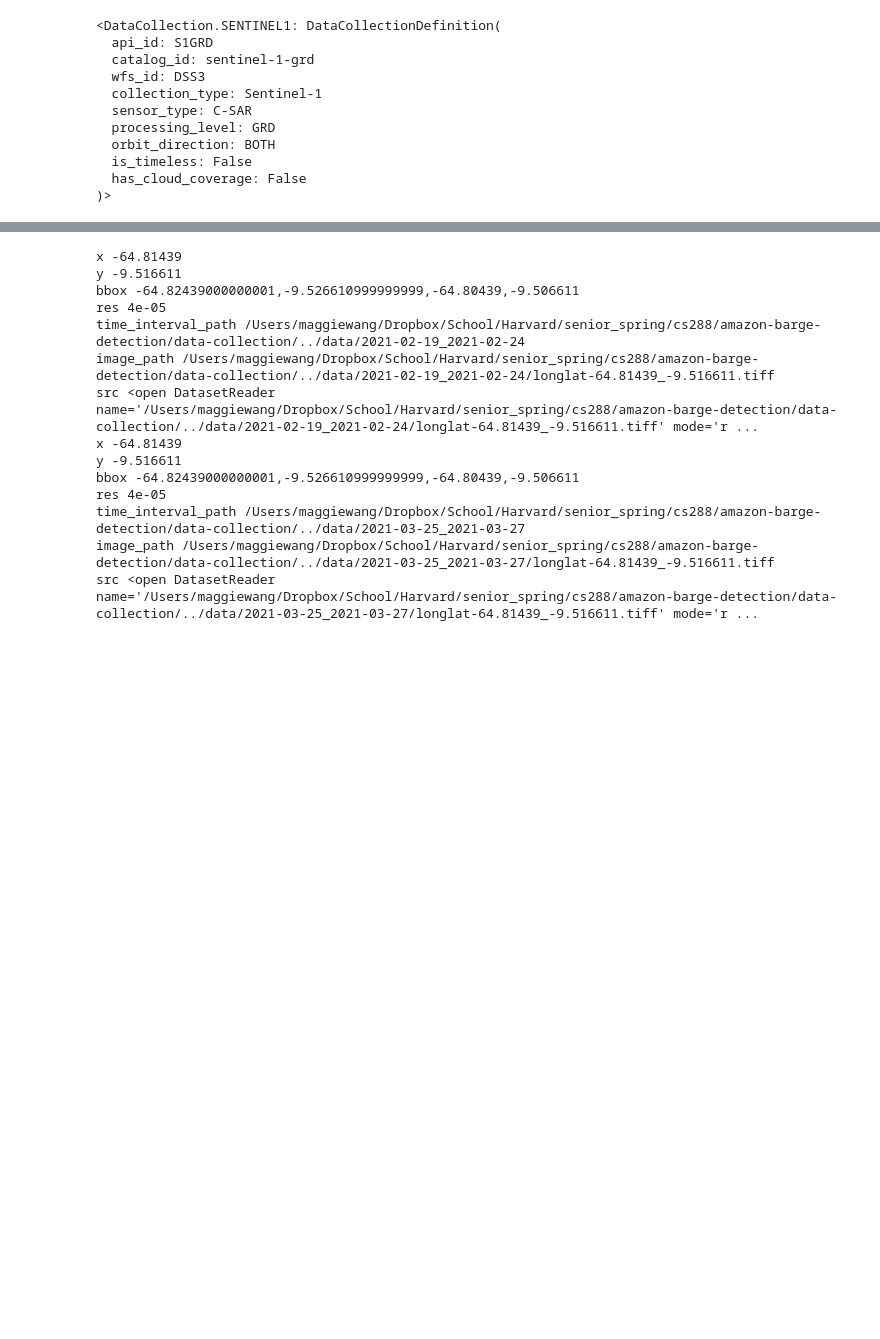
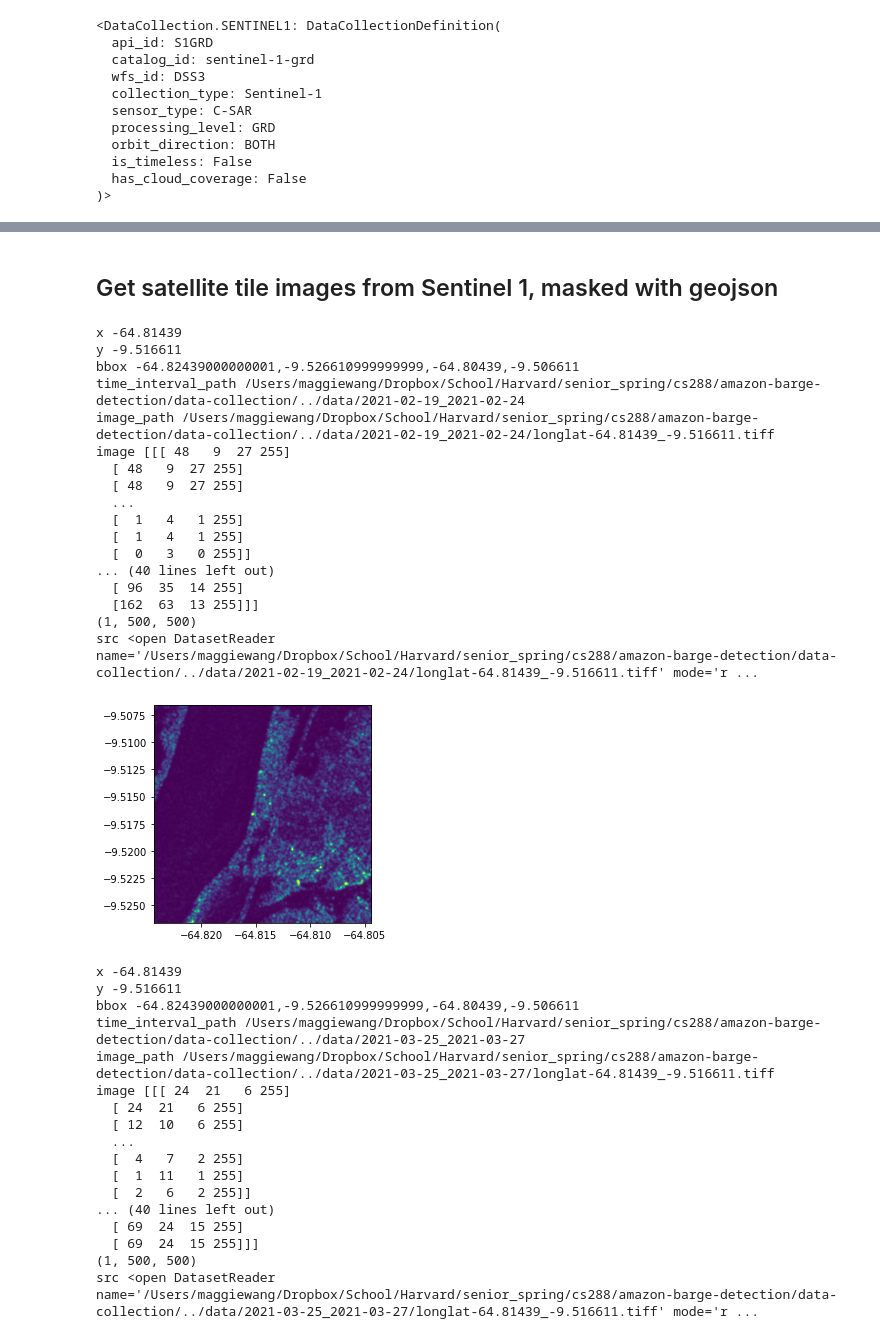
Before and after one commit to julianl092/amazon-barge-detection, a Jupyter notebook: data-collection/sentinel_1_pull_and_tile.ipynb, the cells around one changed output, grey strips where cells are left out. Saved outputs shown, nothing was run; the diff lists cells and outputs as text; code cells hidden in the pictures; blank space fills up the shorter version.

```diff
--- a/data-collection/sentinel_1_pull_and_tile.ipynb
+++ b/data-collection/sentinel_1_pull_and_tile.ipynb
@@ -120,21 +119,21 @@ This is where the barges are
+# %% [markdown]
+## Get satellite tile images from Sentinel 1, masked with geojson
 # %%
 # Read geojson file
 
 import fiona
 import cv2
 import rasterio
-from rasterio.plot import show
-
-from rasterio.transform import Affine
-
 import geopandas as gpd
 
 from shapely.geometry import mapping, Point, Polygon
 from shapely.ops import cascaded_union
+from shapely.ops import transform
+
+from rasterio.plot import show, reshape_as_image
+from rasterio.transform import Affine
 from rasterio.mask import mask
-from rasterio.plot import reshape_as_image
 from rasterio.features import rasterize
-from shapely.ops import transform
 
 evalscript = """
     //VERSION=3
@@ -142,6 +141,7 @@ evalscript = """
     return [VV, 2 * VH, VV / VH / 100.0, dataMask]
 """
 
+# return [VV, 2 * VH, VV / VH / 100.0, dataMask]
 time_intervals = [('2021-02-19', '2021-02-24'), ('2021-03-25', '2021-03-27')]
 
 coords = [[[-64.81439, -9.516611]]]
@@ -160,6 +160,7 @@ for time_interval in time_intervals:
         print('x', coord[0])
         print('y', coord[1])
 
+        # Create bounding box for Sentinel-1
         long_corner = coord[0]
         lat_corner = coord[1]
         bbox = BBox([long_corner-long_half_width, lat_corner-lat_half_width,
@@ -186,8 +187,7 @@ for time_interval in time_intervals:
 
         image = request.get_data()[0]
 
-        res = (long_half_width*2) / 500
-        print('res', res)
+        res = (long_half_width*2) / bbox_length
         transform = Affine.translation(coord[0] - long_half_width, coord[1] + lat_half_width) * Affine.scale(res, -res)
 
         time_interval_path = os.path.join(dir_path, '../data/' + time_interval[0] + '_' + time_interval[1])
@@ -199,47 +199,71 @@ for time_interval in time_intervals:
         image_path = os.path.join(time_interval_path, image_name + '.tiff')
         print('image_path', image_path)
 
-        image = np.moveaxis(image.squeeze(), -1, 0)
+        print('image', image)
+        image = np.expand_dims(np.moveaxis(image.squeeze(), -1, 0)[0], axis=0)
+        print(image.shape)
         with rasterio.open(
             image_path,
             'w',
             driver='GTiff',
             height=image.shape[1],
             width=image.shape[2],
-            count=4,
+            count=1,
             dtype=image.dtype,
             crs='+proj=latlong',
             transform=transform,
         ) as dst:
             dst.write(image)
 
-        # load the raster, mask it by the polygon and crop it
+        # Load the raster, mask it by the polygon and crop it
         with rasterio.open(image_path) as src:
             print('src', src)
+            show(src)
             out_image, out_transform = mask(src, shapes, crop=True, nodata=0)
 
         out_meta = src.meta.copy()
-        # save the resulting raster
+        # Save the resulting raster
         out_meta.update({"driver": "GTiff",
             "height": out_image.shape[1],
             "width": out_image.shape[2],
         "transform": out_transform})
 
         masked_filename = os.path.join(time_interval_path, image_name + '_masked.tif')
         with rasterio.open(masked_filename, "w", **out_meta) as dest:
             dest.write(out_image)
 # %% [output]
 x -64.81439
 y -9.516611
 bbox -64.82439000000001,-9.526610999999999,-64.80439,-9.506611
-res 4e-05
 time_interval_path /Users/maggiewang/Dropbox/School/Harvard/senior_spring/cs288/amazon-barge-detection/data-collection/../data/2021-02-19_2021-02-24
 image_path /Users/maggiewang/Dropbox/School/Harvard/senior_spring/cs288/amazon-barge-detection/data-collection/../data/2021-02-19_2021-02-24/longlat-64.81439_-9.516611.tiff
+image [[[ 48   9  27 255]
+  [ 48   9  27 255]
+  [ 48   9  27 255]
+  ...
+  [  1   4   1 255]
+  [  1   4   1 255]
+  [  0   3   0 255]]
+... (40 lines left out)
+  [ 96  35  14 255]
+  [162  63  13 255]]]
+(1, 500, 500)
 src <open DatasetReader name='/Users/maggiewang/Dropbox/School/Harvard/senior_spring/cs288/amazon-barge-detection/data-collection/../data/2021-02-19_2021-02-24/longlat-64.81439_-9.516611.tiff' mode='r ...
-x -64.81439
-y -9.516611
-bbox -64.82439000000001,-9.526610999999999,-64.80439,-9.506611
-res 4e-05
-time_interval_path /Users/maggiewang/Dropbox/School/Harvard/senior_spring/cs288/amazon-barge-detection/data-collection/../data/2021-03-25_2021-03-27
-image_path /Users/maggiewang/Dropbox/School/Harvard/senior_spring/cs288/amazon-barge-detection/data-collection/../data/2021-03-25_2021-03-27/longlat-64.81439_-9.516611.tiff
-src <open DatasetReader name='/Users/maggiewang/Dropbox/School/Harvard/senior_spring/cs288/amazon-barge-detection/data-collection/../data/2021-03-25_2021-03-27/longlat-64.81439_-9.516611.tiff' mode='r ...
+[figure, added]
+x -64.81439
+y -9.516611
+bbox -64.82439000000001,-9.526610999999999,-64.80439,-9.506611
+time_interval_path /Users/maggiewang/Dropbox/School/Harvard/senior_spring/cs288/amazon-barge-detection/data-collection/../data/2021-03-25_2021-03-27
+image_path /Users/maggiewang/Dropbox/School/Harvard/senior_spring/cs288/amazon-barge-detection/data-collection/../data/2021-03-25_2021-03-27/longlat-64.81439_-9.516611.tiff
+image [[[ 24  21   6 255]
+  [ 24  21   6 255]
+  [ 12  10   6 255]
+  ...
+  [  4   7   2 255]
+  [  1  11   1 255]
+  [  2   6   2 255]]
+... (40 lines left out)
+  [ 69  24  15 255]
+  [ 69  24  15 255]]]
+(1, 500, 500)
+src <open DatasetReader name='/Users/maggiewang/Dropbox/School/Harvard/senior_spring/cs288/amazon-barge-detection/data-collection/../data/2021-03-25_2021-03-27/longlat-64.81439_-9.516611.tiff' mode='r ...
```
Also changed, not shown: parts of 14 cells of this notebook, 14 other files.
